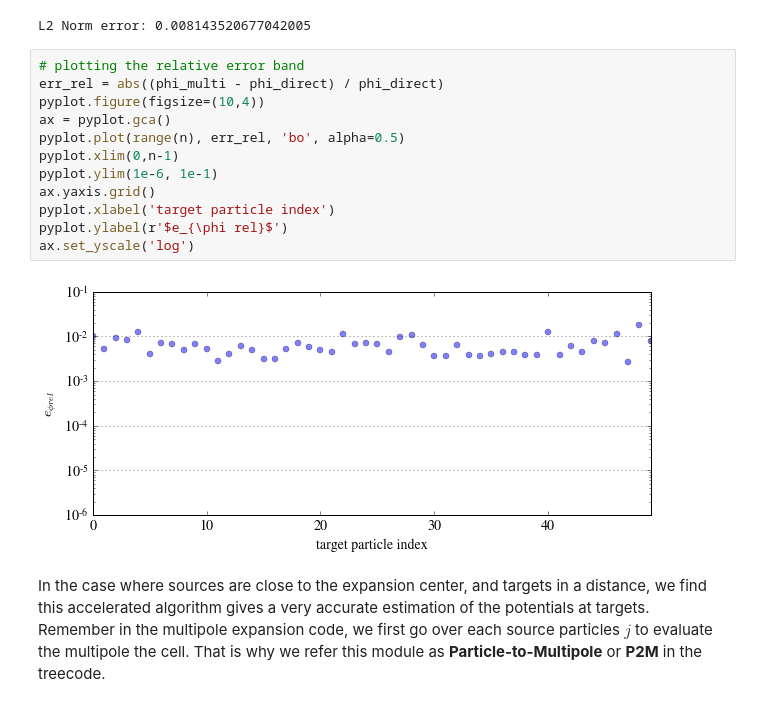
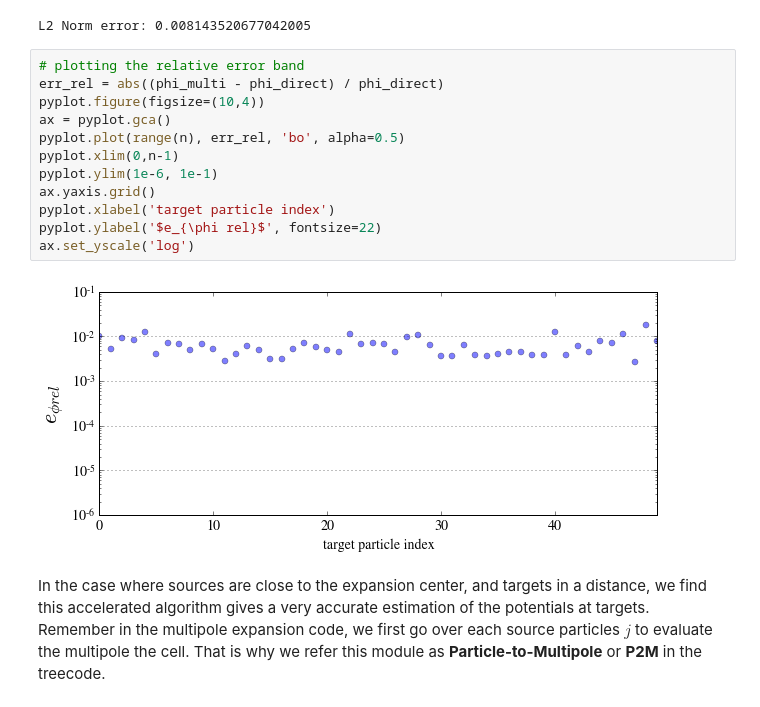
Before and after one commit to barbagroup/FMM_tutorial, a Jupyter notebook: 02_multipole_expansion_P2M.ipynb, the cells around one changed output. Saved outputs shown, nothing was run; the diff lists cells and outputs as text.

Commit message:
Fixing fontsize in label to make it readable

```diff
--- a/02_multipole_expansion_P2M.ipynb
+++ b/02_multipole_expansion_P2M.ipynb
@@ -301,17 +301,17 @@ L2 Norm error: 0.008143520677042005
 # %%
 # plotting the relative error band
 err_rel = abs((phi_multi - phi_direct) / phi_direct)
 pyplot.figure(figsize=(10,4))
 ax = pyplot.gca()
 pyplot.plot(range(n), err_rel, 'bo', alpha=0.5)
 pyplot.xlim(0,n-1)
 pyplot.ylim(1e-6, 1e-1)
 ax.yaxis.grid()
 pyplot.xlabel('target particle index')
-pyplot.ylabel(r'$e_{\phi rel}$')
+pyplot.ylabel('$e_{\phi rel}$', fontsize=22)
 ax.set_yscale('log')
 # %% [output]
-[figure, old version]
+[figure, new version]
 # %% [markdown]
 In the case where sources are close to the expansion center, and targets in a distance, we find this accelerated algorithm gives a very accurate estimation of the potentials at targets. Remember in the multipole expansion code, we first go over each source particles $j$ to evaluate the multipole the cell. That is why we refer this module as **Particle-to-Multipole** or **P2M** in the treecode.
 # %% [markdown]
```
